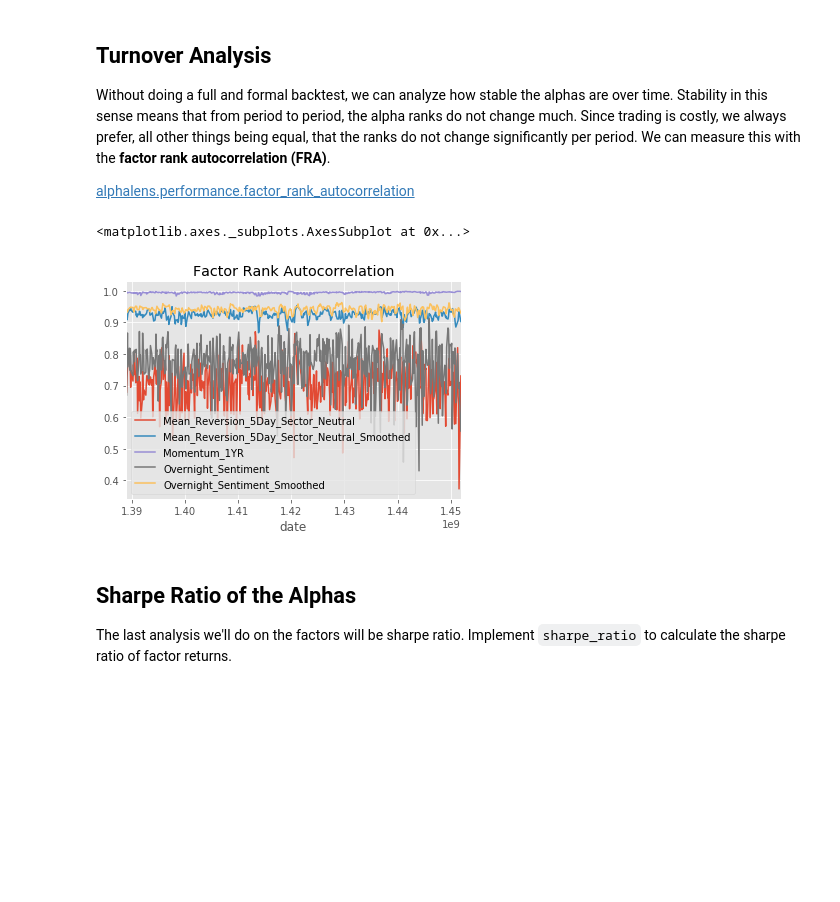
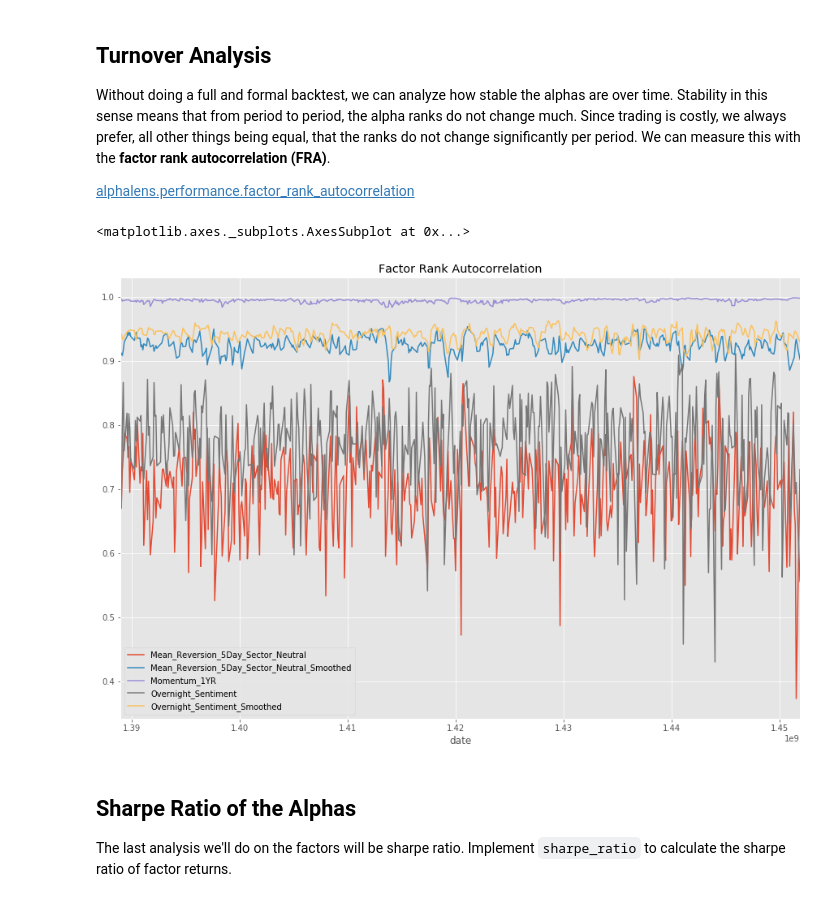
Before and after one commit to h-de-silva/udacity_trading, a Jupyter notebook: p4_alpha_research_and_factor_modeling/project_4_starter.ipynb, the cells around one changed output. Drawn from its saved outputs; the diff is of its cells as text; code cells hidden in the pictures; blank space fills up the shorter version.

```diff
--- a/p4_alpha_research_and_factor_modeling/project_4_starter.ipynb
+++ b/p4_alpha_research_and_factor_modeling/project_4_starter.ipynb
@@ -649,7 +576,7 @@ pipeline = Pipeline(screen=universe)
 pipeline.add(
     mean_reversion_5day_sector_neutral(window_length, universe, sector),
     'Mean_Reversion_5Day_Sector_Neutral')
-engine.run_pipeline(pipeline, factor_start_date, universe_end_date)
+engine.run_pipeline(pipeline, factor_start_date, universe_end_date).head()
 # %% [output]
 |  |  | Mean_Reversion_5Day_Sector_Neutral |
 | 2014-01-03 00:00:00+00:00 | Equity(0 [A]) | 0.85326482 |
@@ -732,7 +647,7 @@ pipeline = Pipeline(screen=universe)
 pipeline.add(
     mean_reversion_5day_sector_neutral_smoothed(5, universe, sector),
     'Mean_Reversion_5Day_Sector_Neutral_Smoothed')
-engine.run_pipeline(pipeline, factor_start_date, universe_end_date)
+engine.run_pipeline(pipeline, factor_start_date, universe_end_date).head()
 # %% [output]
 |  |  | Mean_Reversion_5Day_Sector_Neutra... |
 | 2014-01-03 00:00:00+00:00 | Equity(0 [A]) | 1.11580784 |
@@ -924,13 +827,13 @@ Without doing a full and formal backtest, we can analyze how stable the alphas a
 # %%
 ls_FRA = pd.DataFrame()
 
 for factor, factor_data in unixt_factor_data.items():
     ls_FRA[factor] = al.performance.factor_rank_autocorrelation(factor_data)
 
-ls_FRA.plot(title="Factor Rank Autocorrelation")
+ls_FRA.plot(title="Factor Rank Autocorrelation", figsize=(15,10))
 # %% [output]
 <matplotlib.axes._subplots.AxesSubplot at 0x...>
-[figure, old version]
+[figure, new version]
 # %% [markdown]
 ## Sharpe Ratio of the Alphas
 
```
Also changed, not shown: parts of 25 cells of this notebook.
